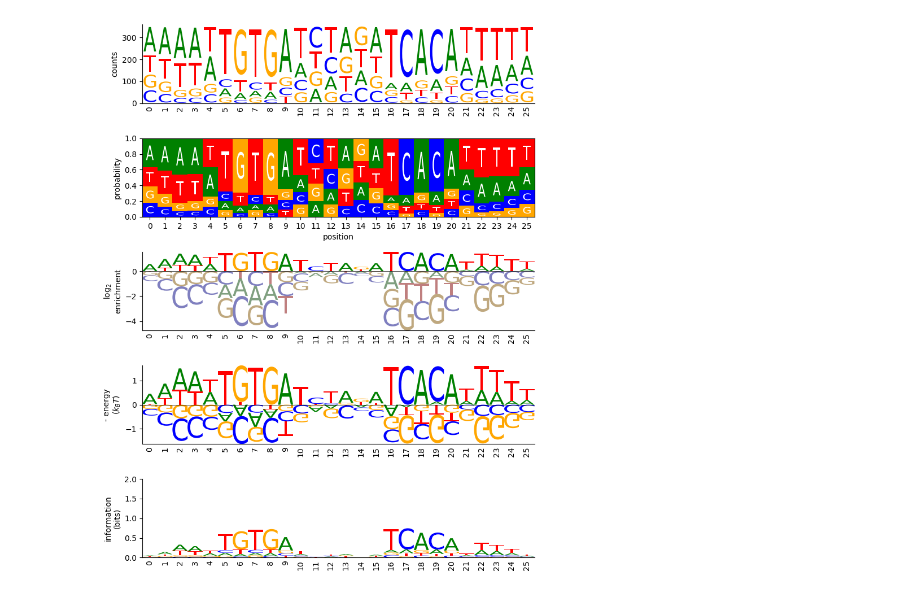
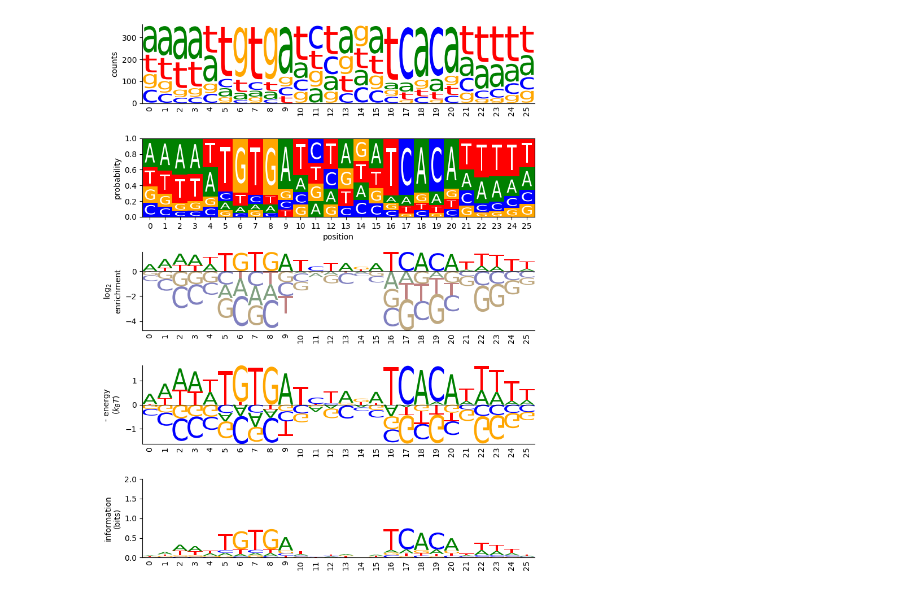
Before and after one commit to jbkinney/logomaker, a Jupyter notebook: test_logo_types.ipynb, the cells around one changed output. Drawn from its saved outputs; the diff is of its cells as text; code cells hidden in the pictures.

```diff
--- a/test_logo_types.ipynb
+++ b/test_logo_types.ipynb
@@ -18,31 +18,32 @@ counts_mat = logomaker.load_alignment(file_name='crp_sites.fasta')
 wtseq = 'ATTAATGTGAGTTAGCTCACTCATTA'
 
 counts_logo = logomaker.make_logo(counts_mat, logo_type='counts',
+                                  characters=logomaker.to_dna,
                                   use_transparency=False,
                                   hpad=.1, vpad=.1)
 probability_logo = logomaker.make_logo(counts_mat, logo_type='probability',
                                        alpha=1,
                                        colors='white',
                                        boxcolors='classic',
                                        boxalpha=1,
                                        axes_style='everything',
                                        vpad=.5, hpad=.5)
 enrichment_logo = logomaker.make_logo(counts_mat,
                                       logo_type='enrichment',
                                       neg_flip=False,
                                       neg_shade=.5,
                                       neg_alpha=.5)
 energy_logo = logomaker.make_logo(counts_mat, logo_type='energy')
 information_logo = logomaker.make_logo(counts_mat, logo_type='information')
 
 # Draw logos
 fig, ax_list = plt.subplots(5, figsize=[8,10])
 counts_logo.draw(ax_list[0])
 probability_logo.draw(ax_list[1])
 enrichment_logo.draw(ax_list[2])
 energy_logo.draw(ax_list[3])
 information_logo.draw(ax_list[4])
 
 fig.tight_layout()
 # %% [output]
-[figure, old version]
+[figure, new version]
```
Also changed, not shown: 2 other files.
